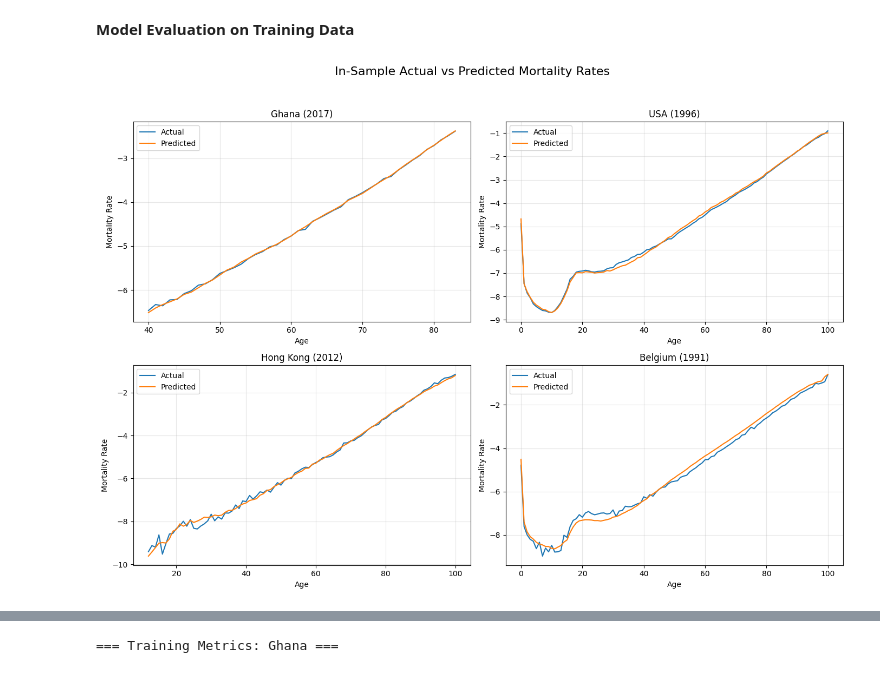
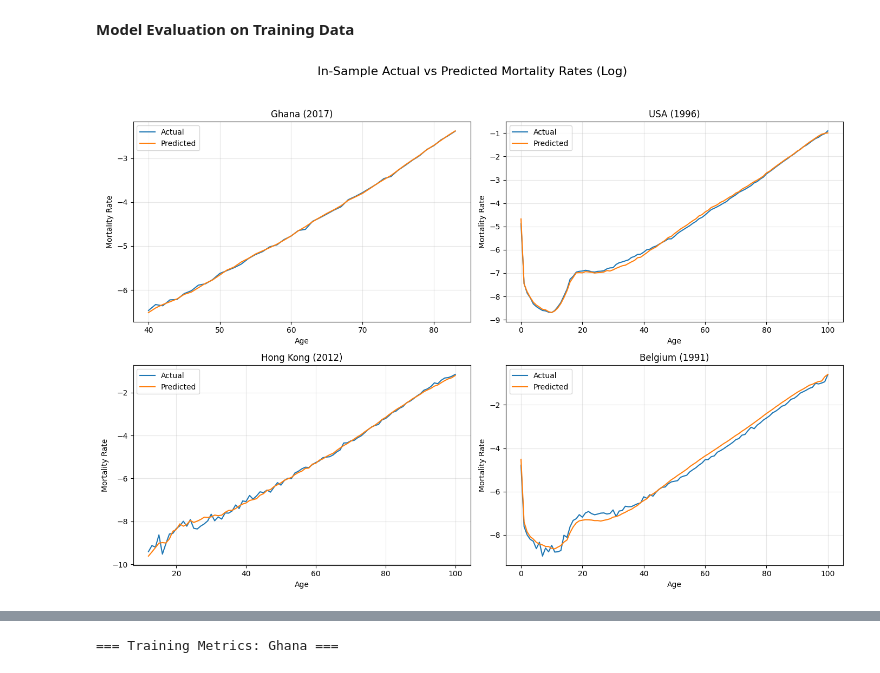
Before and after one commit to WellsAr/Mortality-Modelling---Randomised-CUSUM-Lee-Carter-Model, a Jupyter notebook: Rand_CUSUM_LC.ipynb, the cells around one changed output, grey strips where cells are left out. Drawn from its saved outputs; the diff is of its cells as text; code cells hidden in the pictures.

```diff
--- a/Rand_CUSUM_LC.ipynb
+++ b/Rand_CUSUM_LC.ipynb
@@ -735,7 +837,7 @@ for i, country in enumerate(countries):
     axes[i, 1].grid(True)
 
     # --- kt ---
-    axes[i, 2].plot(years[1:], np.diff(kt_vals))
+    axes[i, 2].plot(years, kt_vals)
     axes[i, 2].set_title("kt" if i == 0 else "")
     axes[i, 2].set_xlabel("Year")
     axes[i, 2].grid(True)
@@ -805,32 +907,32 @@ for ax, country in zip(axes, countries):
 
     ax.plot(
         pred_df.index,
         pred_df[last_year],
         label="Predicted"
     )
 
     ax.set_title(f"{country} ({last_year})")
     ax.set_xlabel("Age")
     ax.set_ylabel("Mortality Rate")
 
     ax.legend()
     ax.grid(True, alpha=0.3)
 
 fig.suptitle(
-    "In-Sample Actual vs Predicted Mortality Rates",
+    "In-Sample Actual vs Predicted Mortality Rates (Log)",
     fontsize=16
 )
 
 fig.tight_layout(rect=[0, 0, 1, 0.95])
 
 # Save
 os.makedirs("figs", exist_ok=True)
 out_path = "in_sample_fit.png"
 fig.savefig(out_path, dpi=300, bbox_inches="tight")
 
 plt.show()
 
 # Now download the plot
 #files.download('in_sample_fit.png')
 # %% [output]
-[figure, old version]
+[figure, new version]
```
Also changed, not shown: parts of 8 cells of this notebook.
